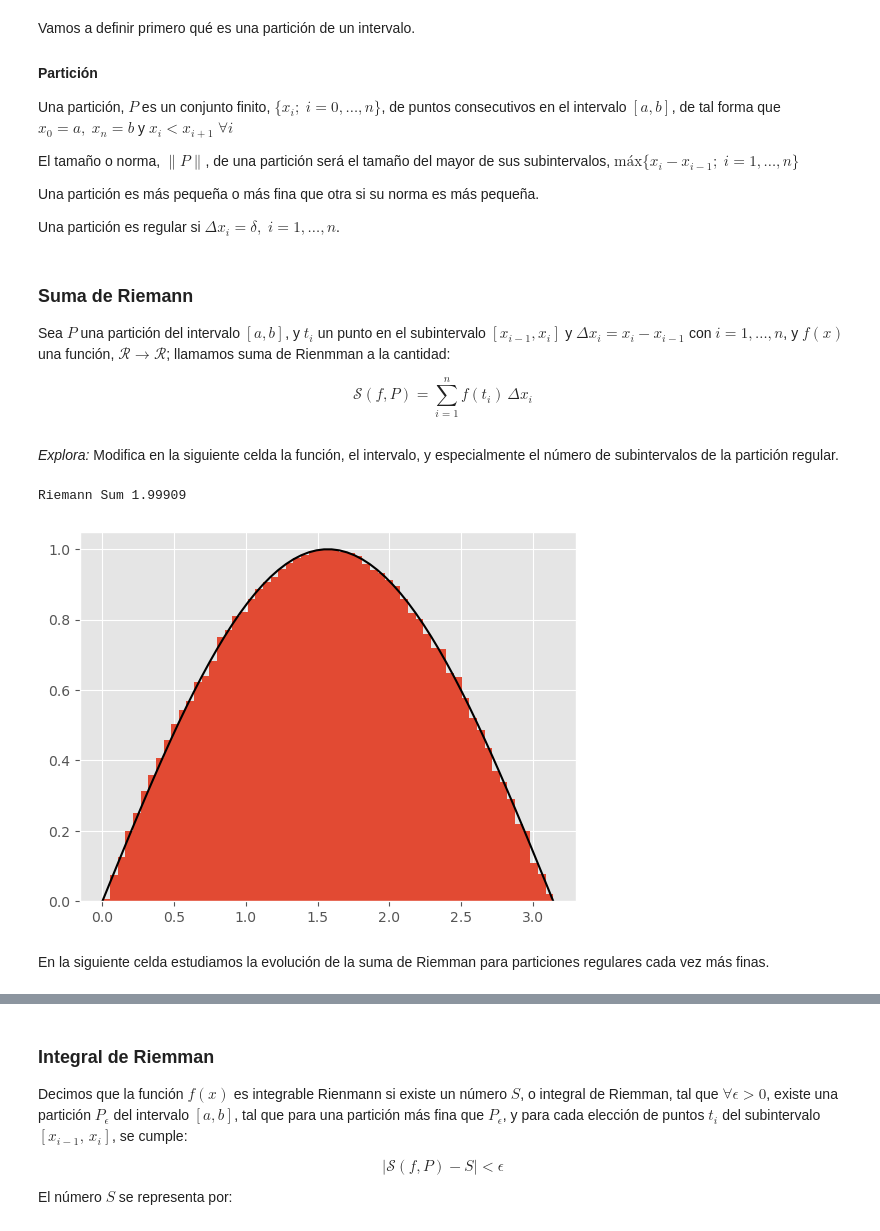
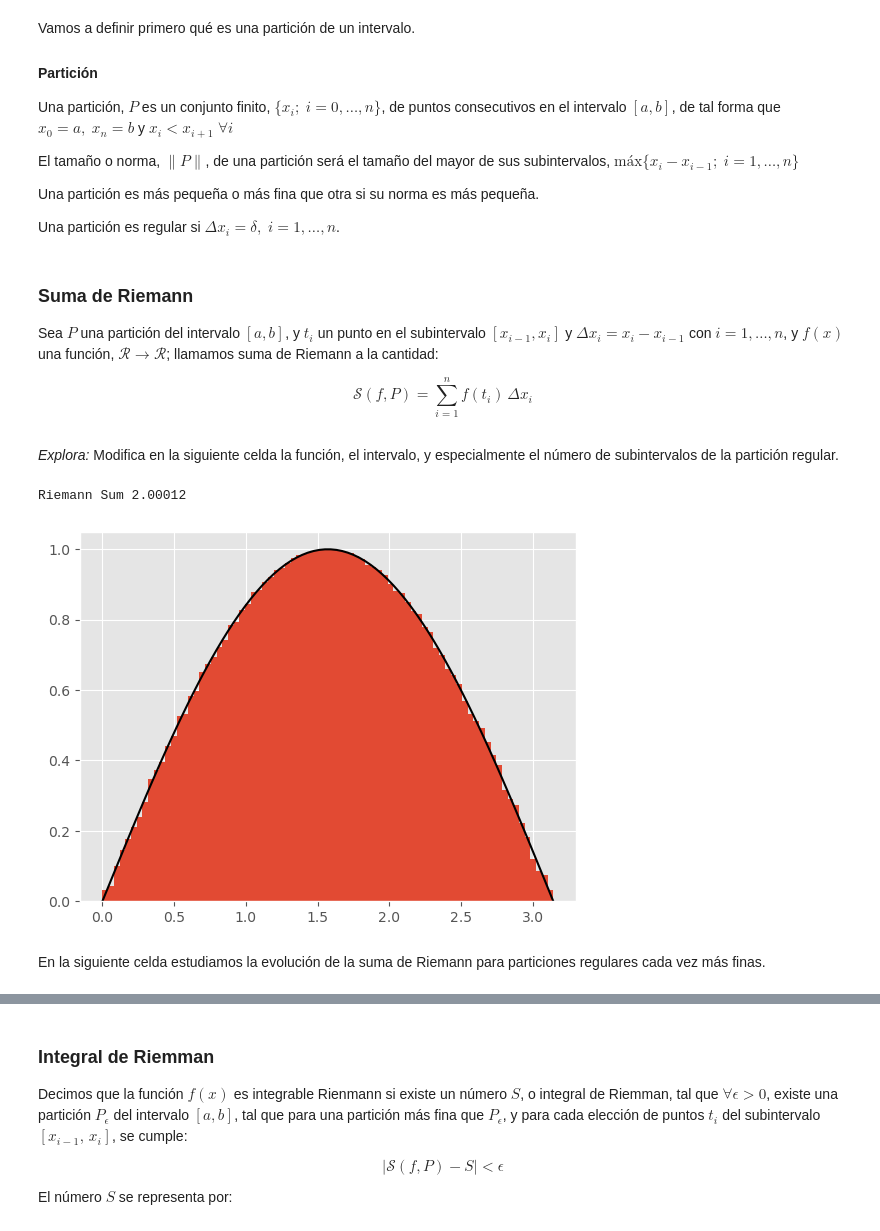
Before and after one commit to xabiercidvidal/USC-MMIII, a Jupyter notebook: notebooks/tintegral_1d.ipynb, the cells around one changed output, grey strips where cells are left out. Drawn from its saved outputs; the diff is of its cells as text; code cells hidden in the pictures.

```diff
--- a/notebooks/tintegral_1d.ipynb
+++ b/notebooks/tintegral_1d.ipynb
@@ -56,7 +56,7 @@ Una partición es regular si $\Delta x_i = \delta, \; i = 1, \dots, n$.
 # %% [markdown]
 ### Suma de Riemann
 
-Sea $P$ una partición del intervalo $[a, b]$, y $t_i$ un punto en el subintervalo $[x_{i-1}, x_i]$ y $\Delta x_i = x_{i} - x_{i-1}$ con $i = 1, \dots, n$, y $f(x)$ una función, $\mathcal{R} \to \mathcal{R}$; llamamos suma de Rienmman a la cantidad:
+Sea $P$ una partición del intervalo $[a, b]$, y $t_i$ un punto en el subintervalo $[x_{i-1}, x_i]$ y $\Delta x_i = x_{i} - x_{i-1}$ con $i = 1, \dots, n$, y $f(x)$ una función, $\mathcal{R} \to \mathcal{R}$; llamamos suma de Riemann a la cantidad:
 
 $$
 \mathcal{S}(f, P) = \sum_{i=1}^n f(t_i) \, \Delta x_i
@@ -74,13 +74,13 @@ def riemann_sum(fun, a, b, size = 100, draw = False):
 # %% [markdown]
 *Explora:* Modifica en la siguiente celda la función, el intervalo, y especialmente el número de subintervalos de la partición regular.
 # %%
-rsum = riemann_sum(np.sin, 0, np.pi, size = 60, draw = True)
+rsum = riemann_sum(np.sin, 0, np.pi, size = 80, draw = True)
 print('Riemann Sum {:6.5f}'.format(rsum))
 # %% [output]
-Riemann Sum 1.99909
+Riemann Sum 2.00012
-[figure, old version]
+[figure, new version]
 # %% [markdown]
-En la siguiente celda estudiamos la evolución de la suma de Riemman para particiones regulares cada vez más finas.
+En la siguiente celda estudiamos la evolución de la suma de Riemann para particiones regulares cada vez más finas.
 # %%
 fun   = lambda x : np.sin(x)
 a, b  = 0., np.pi
```
Also changed, not shown: parts of 4 cells of this notebook.
